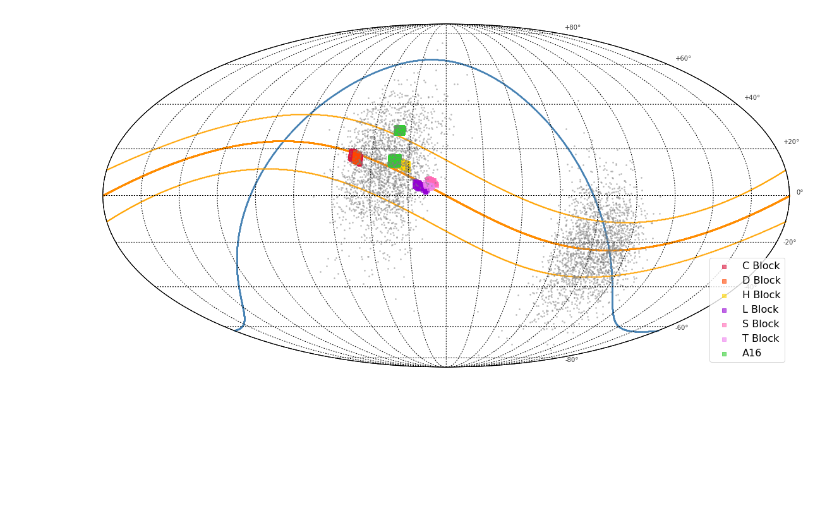
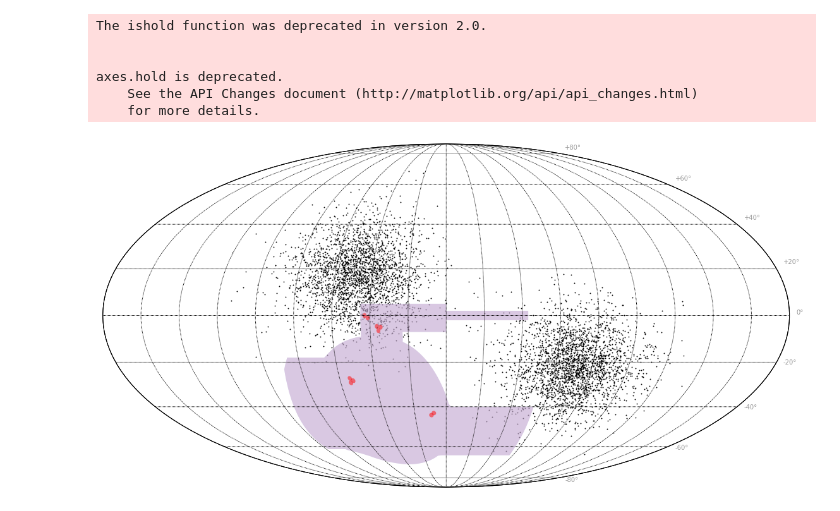
Before and after one commit to sevenlin123/fake_tno, a Jupyter notebook: plutino.ipynb, the cells around one changed output. Cells and saved outputs as stored; diff of their text form; code cells hidden in the pictures; blank space fills up the shorter version.

```diff
--- a/plutino.ipynb
+++ b/plutino.ipynb
@@ -180,16 +35,16 @@ plt.scatter(p.X,p.Z, marker = '.')
 # %%
 def buildmap(obj_ra, obj_dec, ecliptic_plots=True):
     lon, lat = define_footprint(ecliptic_plots=ecliptic_plots)
-#    lon2, lat2 = define_footprint(polydef='poly_bliss_p9.txt', ecliptic_plots=ecliptic_plots)
+    lon2, lat2 = define_footprint(polydef='round13-poly.txt', ecliptic_plots=ecliptic_plots)
     m = Basemap(lon_0=0, projection='moll', celestial=True)
     x, y = m( lon, lat )
-#    x2,y2 = m(lon2, lat2)
+    x2,y2 = m(lon2, lat2)
     xy = zip(x,y)
-#    xy2 = zip(x2,y2)
+    xy2 = zip(x2,y2)
     foot = patches.Polygon( xy, facecolor='cornflowerblue', edgecolor=None, alpha=0.4 )
-#    foot2 = patches.Polygon( xy2, facecolor='lightpink', edgecolor=None, alpha=0.4 )
+    foot2 = patches.Polygon( xy2, facecolor='lightpink', edgecolor=None, alpha=0.4 )
     plt.gca().add_patch(foot)
-#    plt.gca().add_patch(foot2)
+    plt.gca().add_patch(foot2)
     fields = SNfields()
     for f in fields:
         if ecliptic_plots:
@@ -319,6 +88,14 @@ py.iplot(fig)
 # %%
-#plt.figure(figsize=(20,10))
-#m = buildmap(t.ra, t.dec, ecliptic_plots=False)
+plt.figure(figsize=(20,10))
+m = buildmap(t.ra, t.dec, ecliptic_plots=False)
+# %% [output]
+The ishold function was deprecated in version 2.0.
+
+
+axes.hold is deprecated.
+    See the API Changes document (http://matplotlib.org/api/api_changes.html)
+    for more details.
+[figure, added]
 # %%
 BC = np.loadtxt('radec_BC.list')
 BD = np.loadtxt('radec_BD.list')
@@ -373,8 +139,3 @@ def buildmap_ecl(obj_ra, obj_dec):
     m.drawmeridians(meridians, alpha=0.4)
     plt.legend(fontsize = 16, loc = 4)
     return m
-# %%
-m = buildmap_ecl(t.ra, t.dec)
-plt.savefig('fields.eps')
-# %% [output]
-[figure, removed]
```
Also changed, not shown: parts of 41 cells of this notebook, 16 other files.
